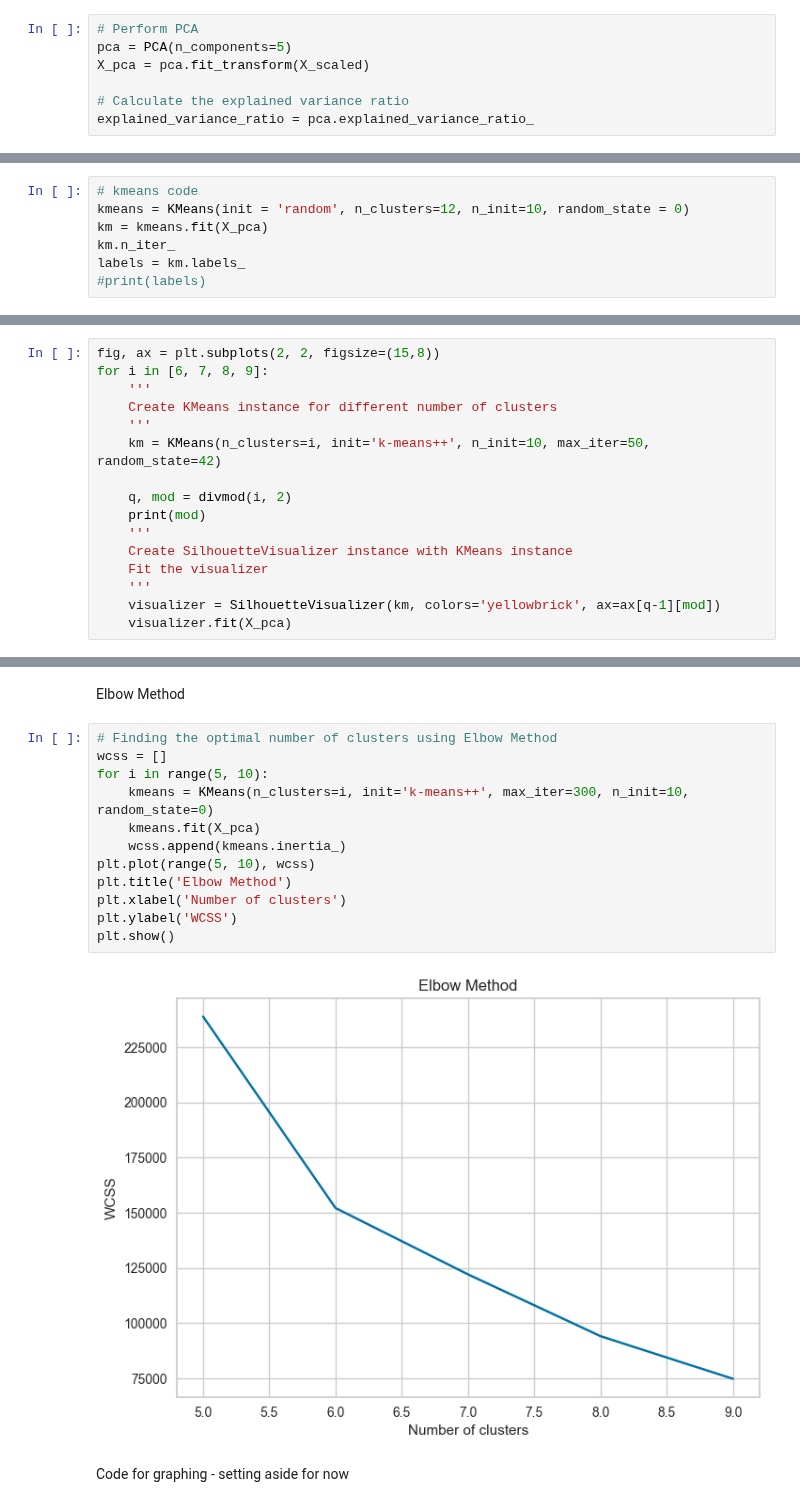
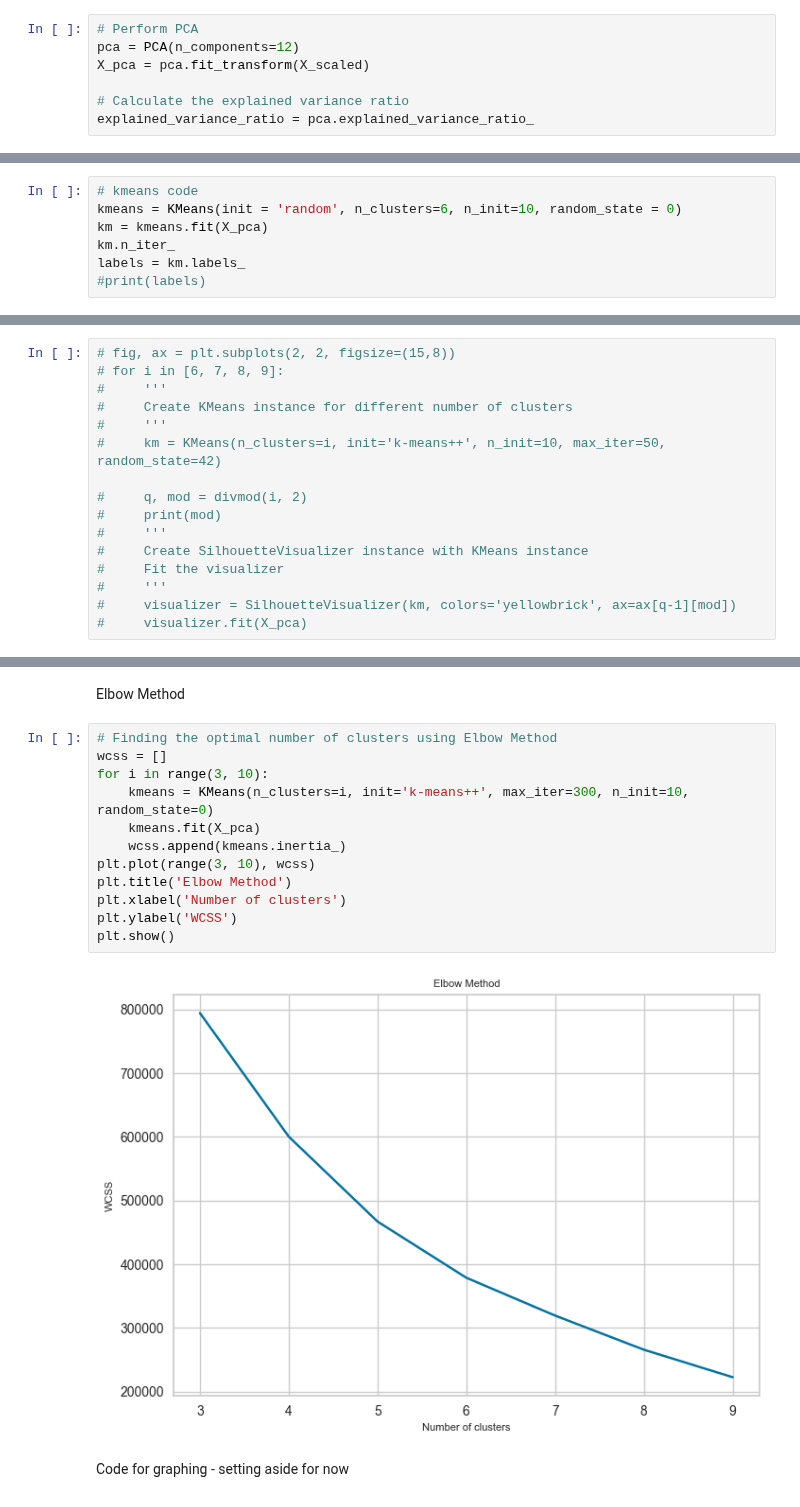
Before and after one commit to martza87/siads_696_mII, a Jupyter notebook: src/04_unsupervised_learning_model.ipynb, the cells around one changed output, grey strips where cells are left out. Saved outputs shown, nothing was run; the diff lists cells and outputs as text.

Commit message:
[Update] more work on kmeans model

```diff
--- a/src/04_unsupervised_learning_model.ipynb
+++ b/src/04_unsupervised_learning_model.ipynb
@@ -73,7 +74,7 @@ X_scaled = scaler.fit_transform(df_lab_enc)
 Dimensionality Reduction
 # %%
 # Perform PCA
-pca = PCA(n_components=5)
+pca = PCA(n_components=12)
 X_pca = pca.fit_transform(X_scaled)
 
 # Calculate the explained variance ratio
@@ -81,6 +101,6 @@ explained_variance_ratio = pca.explained_variance_ratio_
 # %%
 # kmeans code
-kmeans = KMeans(init = 'random', n_clusters=12, n_init=10, random_state = 0)
+kmeans = KMeans(init = 'random', n_clusters=6, n_init=10, random_state = 0)
 km = kmeans.fit(X_pca)
 km.n_iter_
 labels = km.labels_
@@ -109,18 +207,18 @@ Silhouetter Score: 0.530
 # %% [markdown]
 Create a Silhouette Plot
 # %%
-fig, ax = plt.subplots(2, 2, figsize=(15,8))
-for i in [6, 7, 8, 9]:
-    '''
-    Create KMeans instance for different number of clusters
-    '''
-    km = KMeans(n_clusters=i, init='k-means++', n_init=10, max_iter=50, random_state=42)
+# fig, ax = plt.subplots(2, 2, figsize=(15,8))
+# for i in [6, 7, 8, 9]:
+#     '''
+#     Create KMeans instance for different number of clusters
+#     '''
+#     km = KMeans(n_clusters=i, init='k-means++', n_init=10, max_iter=50, random_state=42)
 
-    q, mod = divmod(i, 2)
-    print(mod)
-    '''
-    Create SilhouetteVisualizer instance with KMeans instance
-    Fit the visualizer
-    '''
-    visualizer = SilhouetteVisualizer(km, colors='yellowbrick', ax=ax[q-1][mod])
-    visualizer.fit(X_pca)
+#     q, mod = divmod(i, 2)
+#     print(mod)
+#     '''
+#     Create SilhouetteVisualizer instance with KMeans instance
+#     Fit the visualizer
+#     '''
+#     visualizer = SilhouetteVisualizer(km, colors='yellowbrick', ax=ax[q-1][mod])
+#     visualizer.fit(X_pca)
@@ -133,17 +354,17 @@ Elbow Method
 # %%
 # Finding the optimal number of clusters using Elbow Method
 wcss = []
-for i in range(5, 10):
+for i in range(3, 10):
     kmeans = KMeans(n_clusters=i, init='k-means++', max_iter=300, n_init=10, random_state=0)
     kmeans.fit(X_pca)
     wcss.append(kmeans.inertia_)
-plt.plot(range(5, 10), wcss)
+plt.plot(range(3, 10), wcss)
 plt.title('Elbow Method')
 plt.xlabel('Number of clusters')
 plt.ylabel('WCSS')
 plt.show()
 # %% [output]
-[figure, old version]
+[figure, new version]
 # %% [markdown]
 Code for graphing - setting aside for now
 # %%
```
Also changed, not shown: parts of 16 cells of this notebook, 1 other file.
